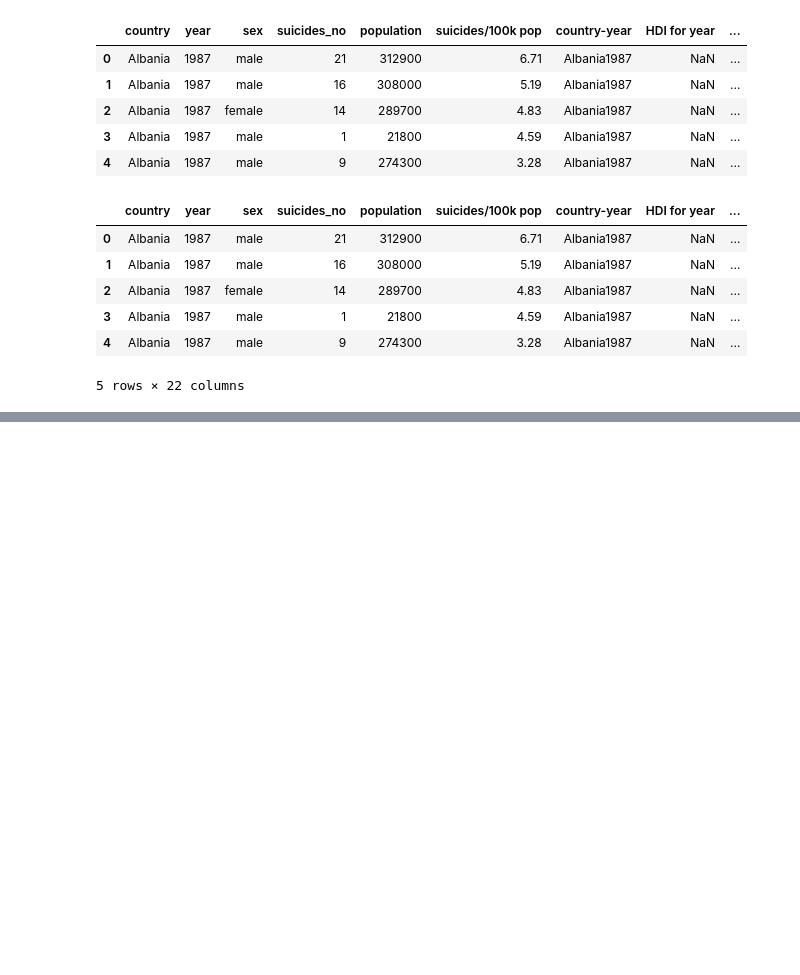
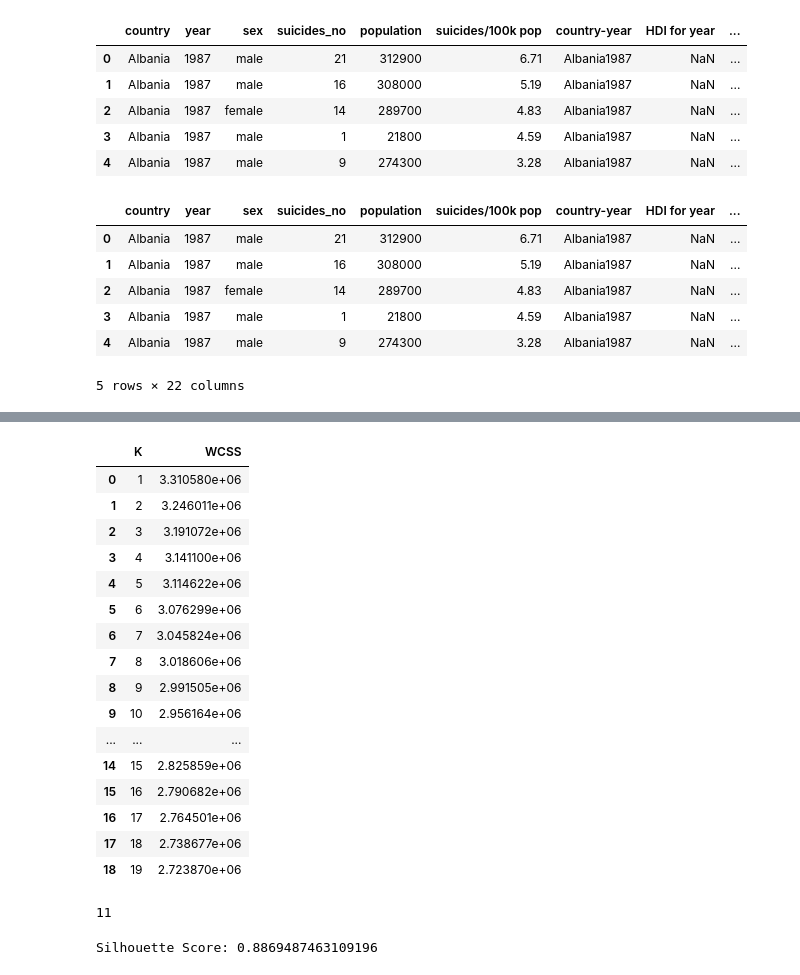
Before and after one commit to jazurdia/Proyecto1MD, a Jupyter notebook: Proyecto1.ipynb, the cells around one changed output, grey strips where cells are left out. Saved outputs shown, nothing was run; the diff lists cells and outputs as text; code cells hidden in the pictures; blank space fills up the shorter version.

```diff
--- a/Proyecto1.ipynb
+++ b/Proyecto1.ipynb
@@ -176,0 +274,6 @@ df.head()
+# %%
+# escalado de datos
+escalador = StandardScaler()
+X = escalador.fit_transform(X)
+
+X[:5]
@@ -176,0 +298,14 @@ df.head()
+# %%
+kmeans_kwargs = {
+    "init": "random",
+    "n_init": 10,
+    "max_iter": 300,
+    "random_state": 42,
+}
+
+# Creamos una lista para almacenar los valores de WCSS
+wcss = []
+for k in range(1, 20):
+    kmeans = KMeans(n_clusters = k, **kmeans_kwargs)
+    kmeans.fit(X)
+    wcss.append(kmeans.inertia_)
@@ -176,0 +362,33 @@ df.head()
+# %%
+# visualización de la lista wcss en dataframe.
+datos_WCSS = pd.DataFrame(range(1, 20), columns = ["K"])
+datos_WCSS["WCSS"] = wcss
+datos_WCSS.head(20)
+# %% [output]
+|  | K | WCSS |
+| 0 | 1 | 3.310580e+06 |
+| 1 | 2 | 3.246011e+06 |
+| 2 | 3 | 3.191072e+06 |
+| 3 | 4 | 3.141100e+06 |
+| 4 | 5 | 3.114622e+06 |
+| 5 | 6 | 3.076299e+06 |
+| 6 | 7 | 3.045824e+06 |
+| 7 | 8 | 3.018606e+06 |
+| 8 | 9 | 2.991505e+06 |
+| 9 | 10 | 2.956164e+06 |
+| ... | ... | ... |
+| 14 | 15 | 2.825859e+06 |
+| 15 | 16 | 2.790682e+06 |
+| 16 | 17 | 2.764501e+06 |
+| 17 | 18 | 2.738677e+06 |
+| 18 | 19 | 2.723870e+06 |
+# %%
+localizador_codo = KneeLocator(range(1, 20),
+                               wcss,
+                               curve="convex",
+                               direction="decreasing"
+                              )
+
+localizador_codo.elbow
+# %% [output]
+11
@@ -176,0 +419,5 @@ df.head()
+# %%
+# Evaluar el modelo
+print(f"Silhouette Score: {silhouette_score(X_test, y_pred)}")
+# %% [output]
+Silhouette Score: 0.8869487463109196
```
Also changed, not shown: parts of 29 cells of this notebook.
